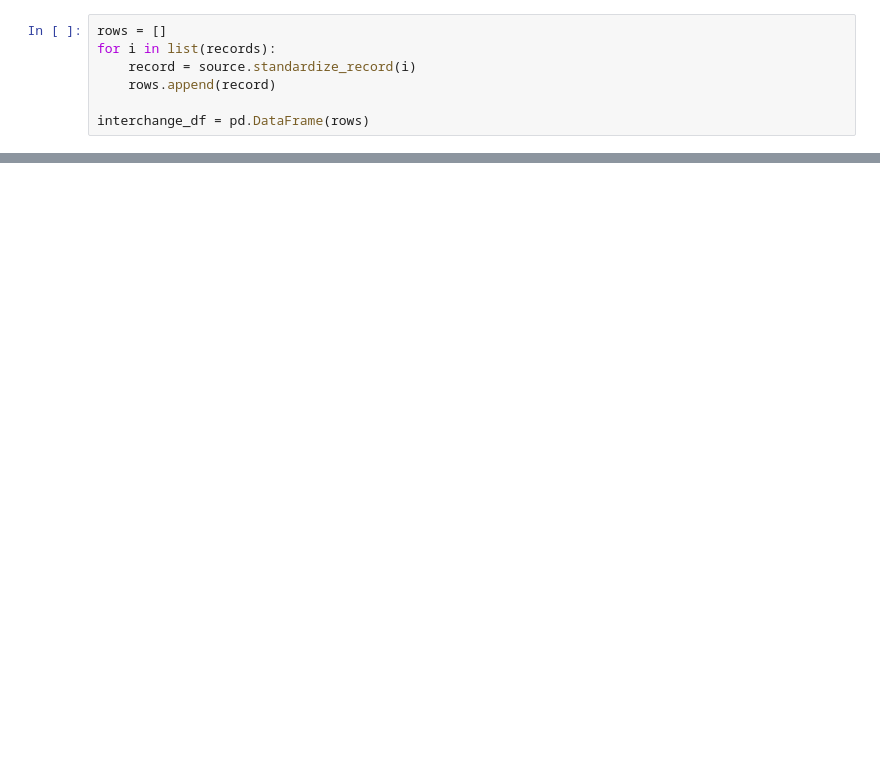
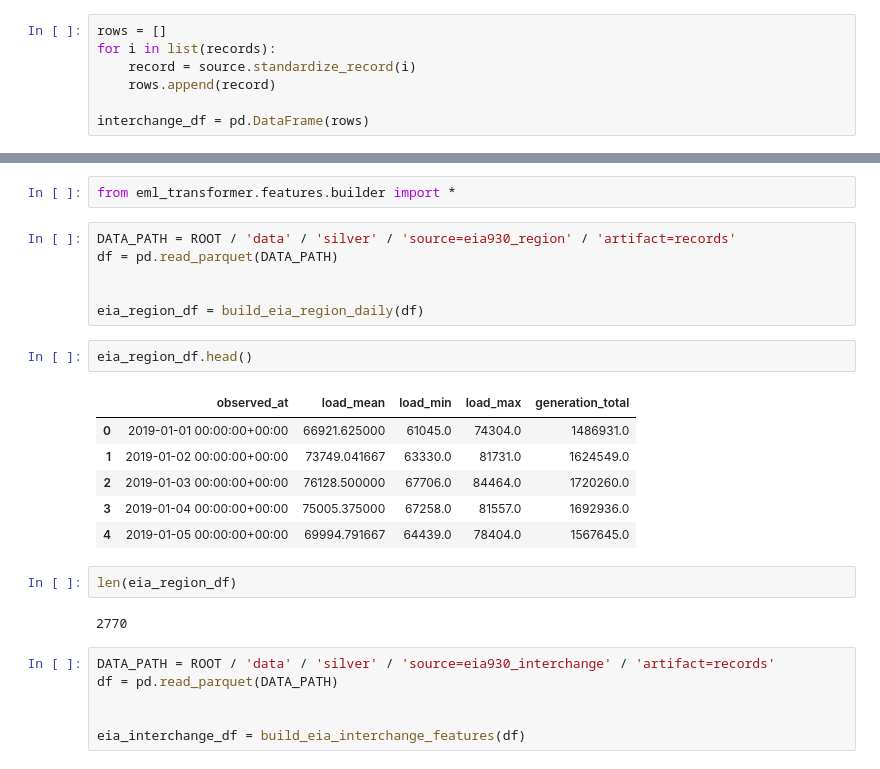
Before and after one commit to jackyeung99/eml_transformer, a Jupyter notebook: notebooks/eia960_data.ipynb, the cells around one changed output, grey strips where cells are left out. Cells and saved outputs as stored; diff of their text form; blank space fills up the shorter version.

```diff
--- a/notebooks/eia960_data.ipynb
+++ b/notebooks/eia960_data.ipynb
@@ -148,0 +146,27 @@ interchange_df
+# %%
+from eml_transformer.features.builder import *
+# %%
+DATA_PATH = ROOT / 'data' / 'silver' / 'source=eia930_region' / 'artifact=records'
+df = pd.read_parquet(DATA_PATH)
+
+
+eia_region_df = build_eia_region_daily(df)
+# %%
+eia_region_df.head()
+# %% [output]
+|  | observed_at | load_mean | load_min | load_max | generation_total |
+| 0 | 2019-01-01 00:00:00+00:00 | 66921.625000 | 61045.0 | 74304.0 | 1486931.0 |
+| 1 | 2019-01-02 00:00:00+00:00 | 73749.041667 | 63330.0 | 81731.0 | 1624549.0 |
+| 2 | 2019-01-03 00:00:00+00:00 | 76128.500000 | 67706.0 | 84464.0 | 1720260.0 |
+| 3 | 2019-01-04 00:00:00+00:00 | 75005.375000 | 67258.0 | 81557.0 | 1692936.0 |
+| 4 | 2019-01-05 00:00:00+00:00 | 69994.791667 | 64439.0 | 78404.0 | 1567645.0 |
+# %%
+len(eia_region_df)
+# %% [output]
+2770
+# %%
+DATA_PATH = ROOT / 'data' / 'silver' / 'source=eia930_interchange' / 'artifact=records'
+df = pd.read_parquet(DATA_PATH)
+
+
+eia_interchange_df = build_eia_interchange_features(df)
```
Also changed, not shown: parts of 10 cells of this notebook, 12 other files.
